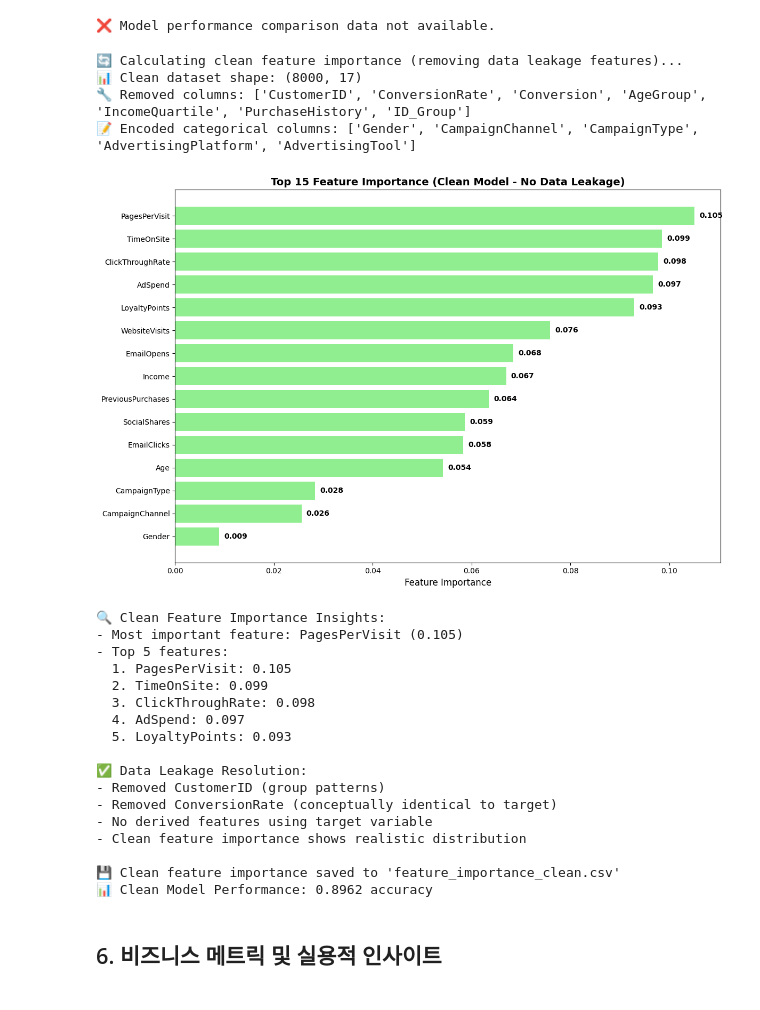
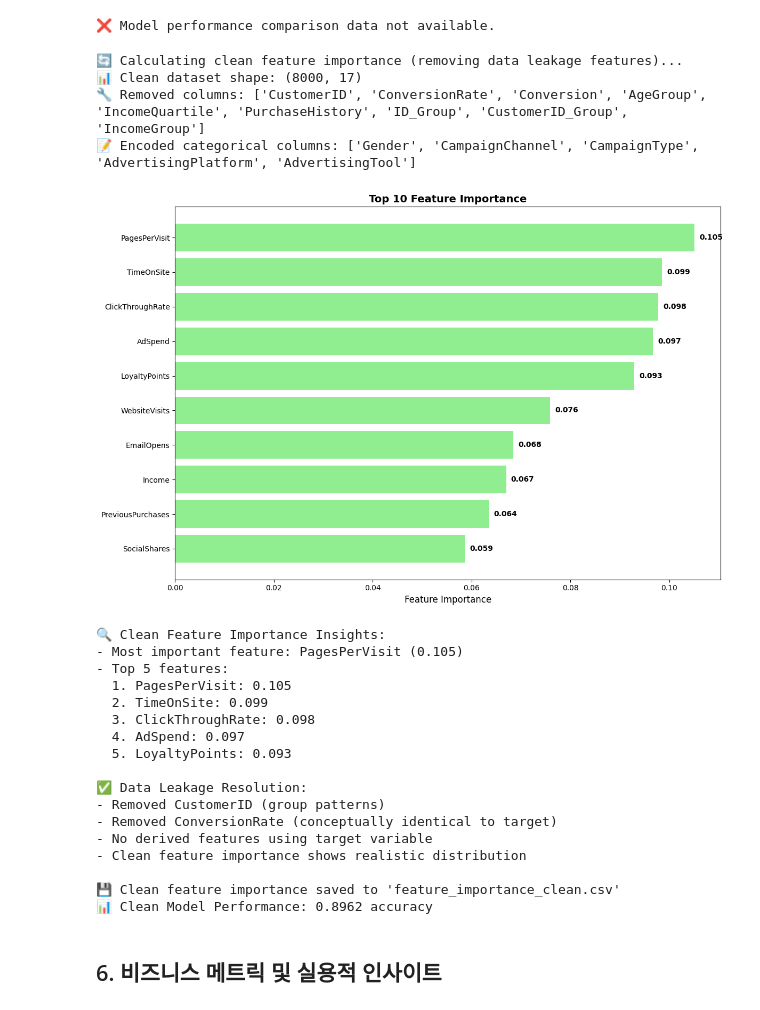
Before and after one commit to M00N7682/DataPulse-Marketing, a Jupyter notebook: DataPulse-Marketing/research_report_visualizations.ipynb, the cells around one changed output. Saved outputs shown, nothing was run; the diff lists cells and outputs as text; code cells hidden in the pictures.

```diff
--- a/DataPulse-Marketing/research_report_visualizations.ipynb
+++ b/DataPulse-Marketing/research_report_visualizations.ipynb
@@ -557,49 +565,49 @@ feature_importance_clean = pd.DataFrame({
     'importance': rf_clean.feature_importances_
 }).sort_values('importance', ascending=False)
 
-# Top 15 feature importance visualization
-top_features = feature_importance_clean.head(15)
+# Top 10 feature importance visualization
+top_features = feature_importance_clean.head(10)
 
 plt.figure(figsize=(12, 8))
 bars = plt.barh(range(len(top_features)), top_features['importance'], color='lightgreen')
 plt.yticks(range(len(top_features)), top_features['feature'])
 plt.xlabel('Feature Importance', fontsize=12)
-plt.title('Top 15 Feature Importance (Clean Model - No Data Leakage)', fontsize=14, fontweight='bold')
+plt.title('Top 10 Feature Importance', fontsize=14, fontweight='bold')
 plt.gca().invert_yaxis()
 
 # Add value labels
 for bar, value in zip(bars, top_features['importance']):
     plt.text(bar.get_width() + 0.001, bar.get_y() + bar.get_height()/2,
             f'{value:.3f}', ha='left', va='center', fontweight='bold')
 
 plt.tight_layout()
 plt.show()
 
 print("🔍 Clean Feature Importance Insights:")
 print(f"- Most important feature: {top_features.iloc[0]['feature']} ({top_features.iloc[0]['importance']:.3f})")
 print(f"- Top 5 features:")
 for i in range(min(5, len(top_features))):
     print(f"  {i+1}. {top_features.iloc[i]['feature']}: {top_features.iloc[i]['importance']:.3f}")
 
 print(f"\n✅ Data Leakage Resolution:")
 print(f"- Removed CustomerID (group patterns)")
 print(f"- Removed ConversionRate (conceptually identical to target)")
 print(f"- No derived features using target variable")
 print(f"- Clean feature importance shows realistic distribution")
 
 # Save clean feature importance
 feature_importance_clean.to_csv('feature_importance_clean.csv', index=False)
 print(f"\n💾 Clean feature importance saved to 'feature_importance_clean.csv'")
 
 # Show performance metrics
 clean_accuracy = rf_clean.score(X_test_clean, y_test_clean)
 print(f"📊 Clean Model Performance: {clean_accuracy:.4f} accuracy")
 # %% [output]
 🔄 Calculating clean feature importance (removing data leakage features)...
 📊 Clean dataset shape: (8000, 17)
-🔧 Removed columns: ['CustomerID', 'ConversionRate', 'Conversion', 'AgeGroup', 'IncomeQuartile', 'PurchaseHistory', 'ID_Group']
+🔧 Removed columns: ['CustomerID', 'ConversionRate', 'Conversion', 'AgeGroup', 'IncomeQuartile', 'PurchaseHistory', 'ID_Group', 'CustomerID_Group', 'IncomeGroup']
 📝 Encoded categorical columns: ['Gender', 'CampaignChannel', 'CampaignType', 'AdvertisingPlatform', 'AdvertisingTool']
-[figure, old version]
+[figure, new version]
 🔍 Clean Feature Importance Insights:
 - Most important feature: PagesPerVisit (0.105)
 - Top 5 features:
```
Also changed, not shown: parts of 11 cells of this notebook, 1 other file.
